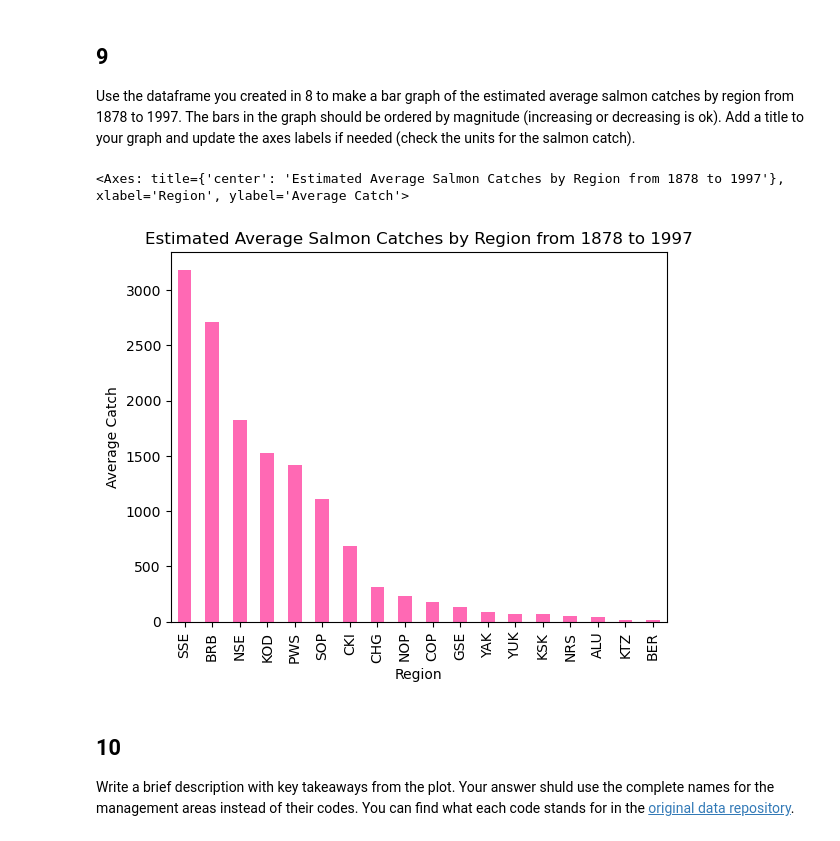
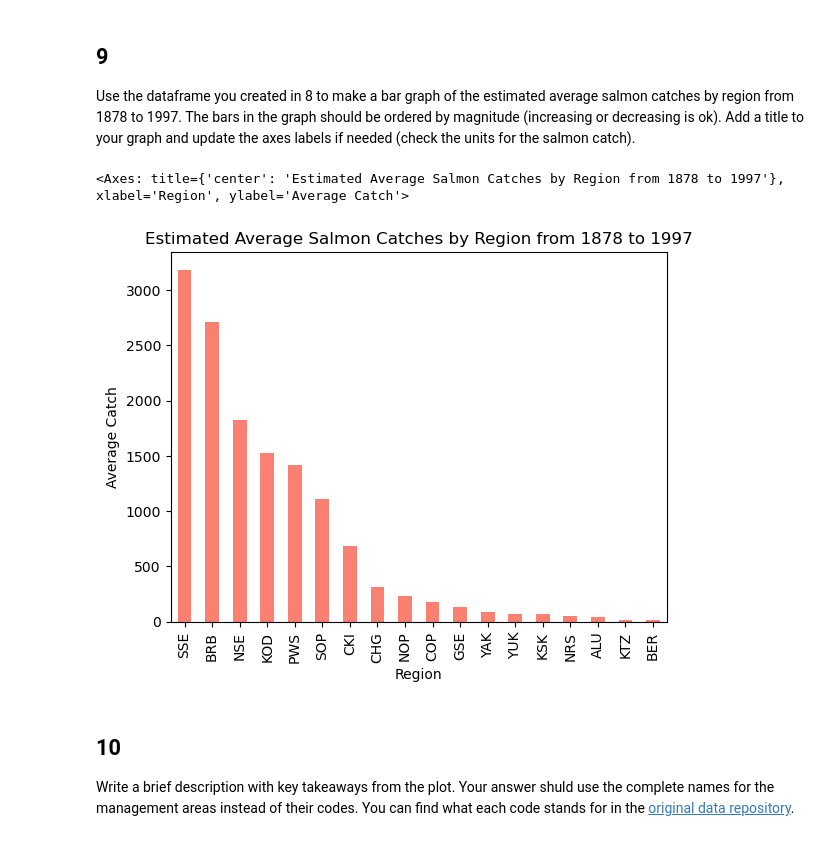
Before and after one commit to jaslynmiura/eds220-hwk2, a Jupyter notebook: task2/hwk2-task2-salmon.ipynb, the cells around one changed output. Saved outputs shown, nothing was run; the diff lists cells and outputs as text; code cells hidden in the pictures.

```diff
--- a/task2/hwk2-task2-salmon.ipynb
+++ b/task2/hwk2-task2-salmon.ipynb
@@ -281,13 +280,13 @@ Use the dataframe you created in 8 to make a bar graph of the estimated average
 # %%
 # Creating a bar plot of the estimated average salmon catches by region, using the avg_region dataframe.
 avg_region.sort_values(ascending=False).plot(kind = 'bar',
                 title = 'Estimated Average Salmon Catches by Region from 1878 to 1997',
                 xlabel = 'Region',
                 ylabel = 'Average Catch',
-                color = 'hotpink')
+                color = 'salmon')
 # %% [output]
 <Axes: title={'center': 'Estimated Average Salmon Catches by Region from 1878 to 1997'}, xlabel='Region', ylabel='Average Catch'>
-[figure, old version]
+[figure, new version]
 # %% [markdown]
 <!-- END QUESTION -->
 
```
Also changed, not shown: parts of 12 cells of this notebook.
